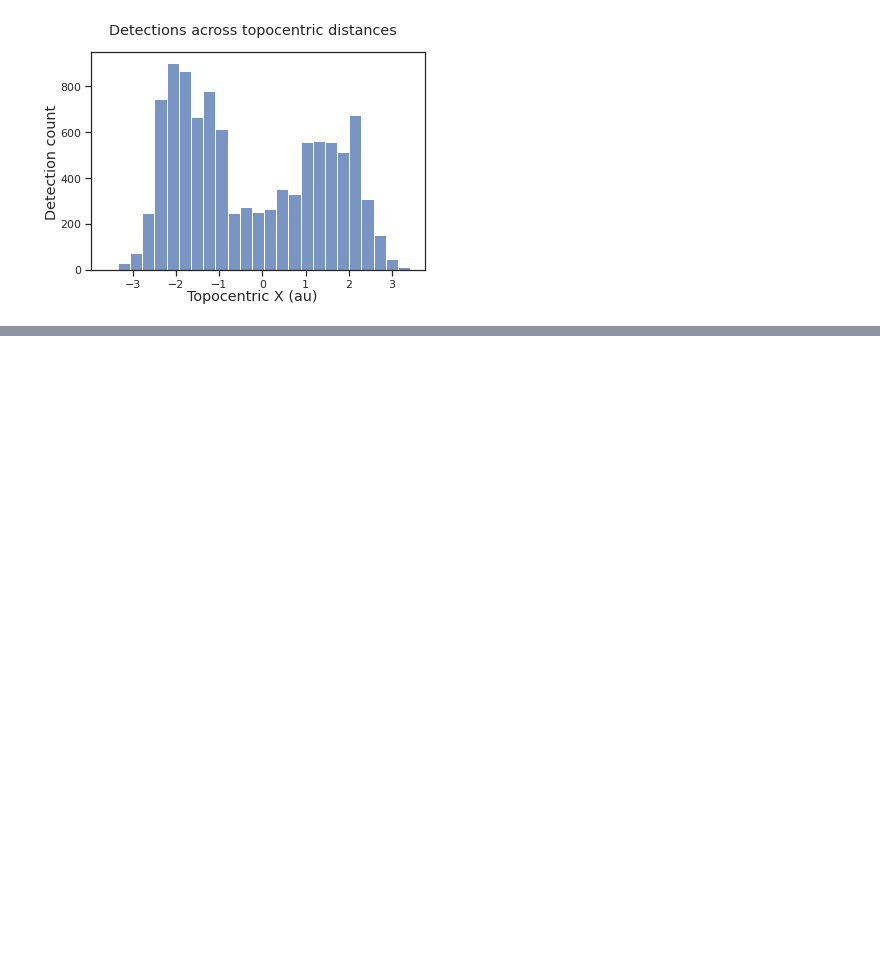
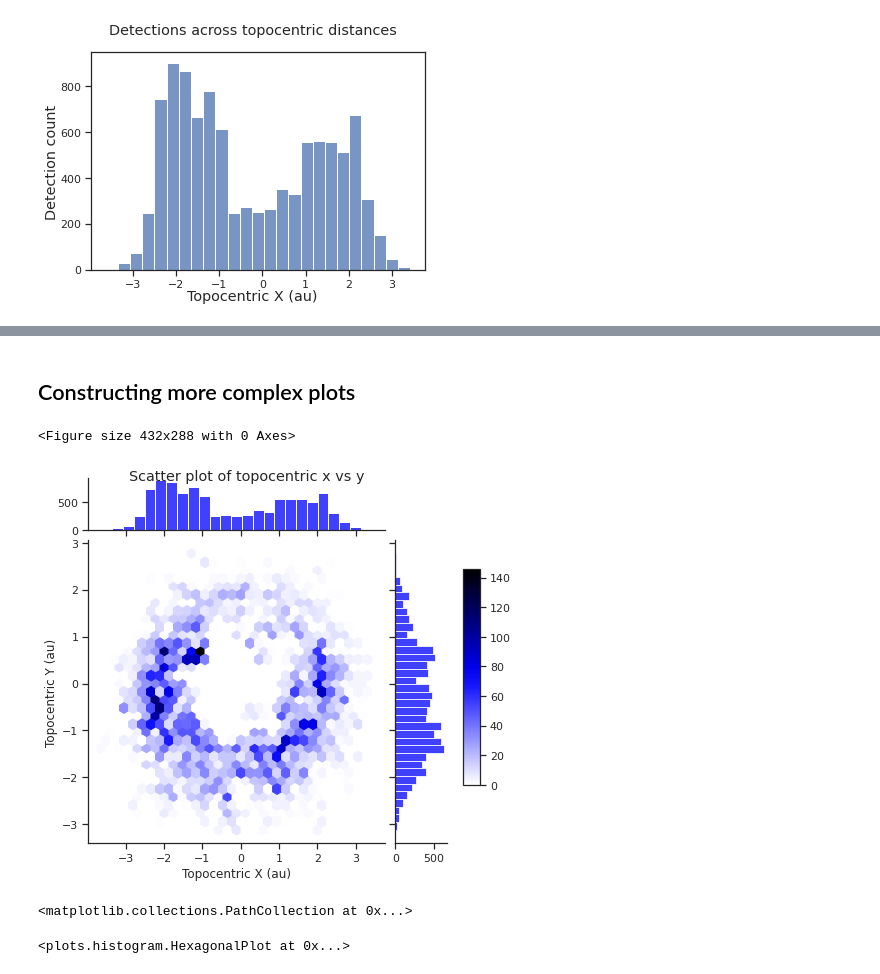
Before and after one commit to QUB-Planet-Lab/LSST_Solar_System_Plotting_Tools, a Jupyter notebook: PlottingTools/Tutorial/data_plot_examples.ipynb, the cells around one changed output, grey strips where cells are left out. Saved outputs shown, nothing was run; the diff lists cells and outputs as text; code cells hidden in the pictures; blank space fills up the shorter version.

```diff
--- a/PlottingTools/Tutorial/data_plot_examples.ipynb
+++ b/PlottingTools/Tutorial/data_plot_examples.ipynb
@@ -395,0 +430,2 @@ hist = HistogramPlot(
+# %% [markdown]
+## Constructing more complex plots
@@ -395,0 +434,14 @@ hist = HistogramPlot(
+# %%
+hist_2d = HexagonalPlot(
+    data = df,
+    x = "topocentricx",
+    y = "topocentricy",
+    xlabel = "Topocentric X (au)",
+    ylabel = "Topocentric Y (au)",
+    title = "Scatter plot of topocentric x vs y",
+    cache_data = True, # keeps data associated with plots for follow up
+    #marginals = True
+)
+# %% [output]
+<Figure size 432x288 with 0 Axes>
+[figure, added]
@@ -395,0 +450,15 @@ hist = HistogramPlot(
+# %%
+hist_2d.fig.set_figwidth(12)
+hist_2d.fig.set_figheight(12)
+
+hist_2d.ax[0].scatter(
+    x = new_df['topocentricx'],
+    y = new_df['topocentricy'],
+    c = "#ff9900"
+)
+# %% [output]
+<matplotlib.collections.PathCollection at 0x...>
+# %%
+hist_2d
+# %% [output]
+<plots.histogram.HexagonalPlot at 0x...>
```
Also changed, not shown: parts of 12 cells of this notebook.
